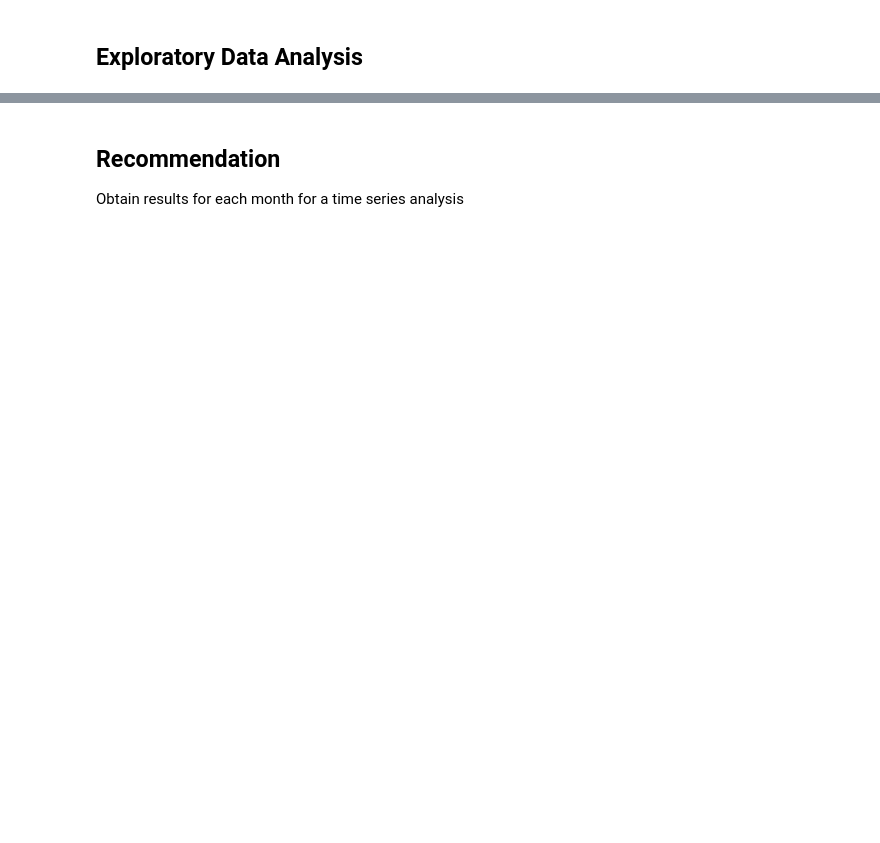
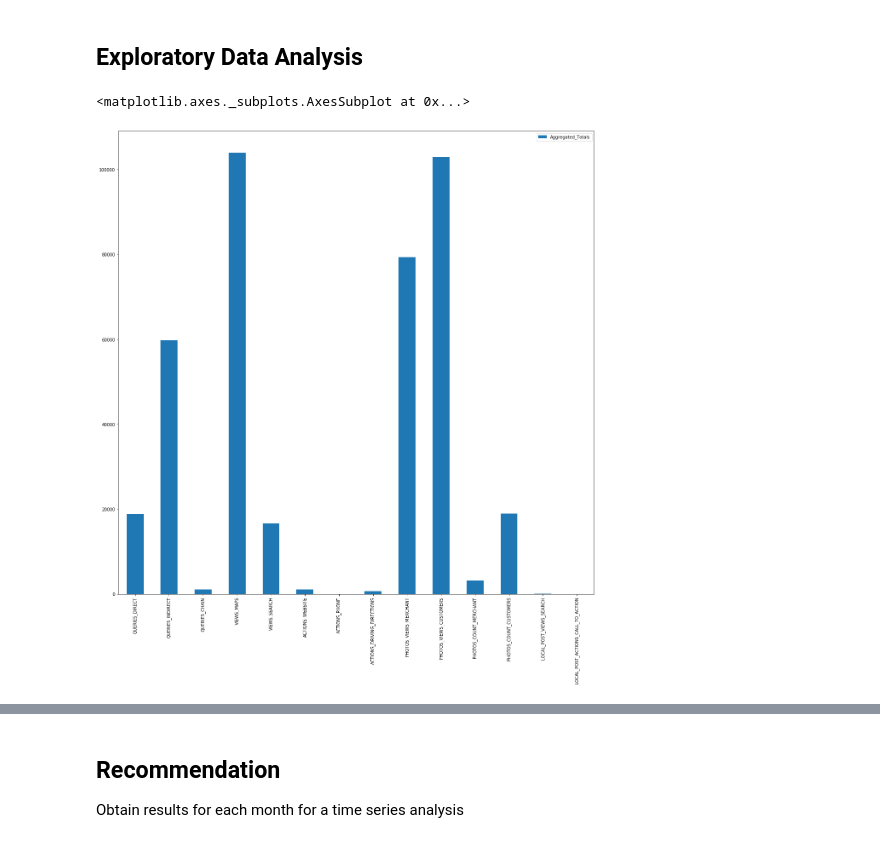
Before and after one commit to algakovic/Element_Coffee_Location_Insights, a Jupyter notebook: GMB_locations_insights.ipynb, the cells around one changed output, grey strips where cells are left out. Drawn from its saved outputs; the diff is of its cells as text; code cells hidden in the pictures; blank space fills up the shorter version.

```diff
--- a/GMB_locations_insights.ipynb
+++ b/GMB_locations_insights.ipynb
@@ -180,4 +153,4 @@ df = df.T.squeeze()
 # %%
 df.columns = df.loc['metric'].values
 # %%
-df.drop(['index', 'metric'], inplace=True)
+df.drop(['metric'], inplace=True)
@@ -189,4 +156,0 @@ df.rename(index={'totalValue.value': 'Aggregate Totals'})
-# %%
-# df = df.T
-df.columns = ['Aggregate Totals']
-df
@@ -208,0 +157,2 @@ df
+# %%
+df = df.T
@@ -209,5 +177,9 @@ df
 # %% [markdown]
 ## Exploratory Data Analysis
-# %%
-df['Aggregate Totals'] = df['Aggregate Totals'].apply(lambda x: int(x))
+# %%
+# All insights plot
+df.plot(kind='bar', figsize=(20,20))
+# %% [output]
+<matplotlib.axes._subplots.AxesSubplot at 0x...>
+[figure, added]
 # %%
```
Also changed, not shown: parts of 17 cells of this notebook.
